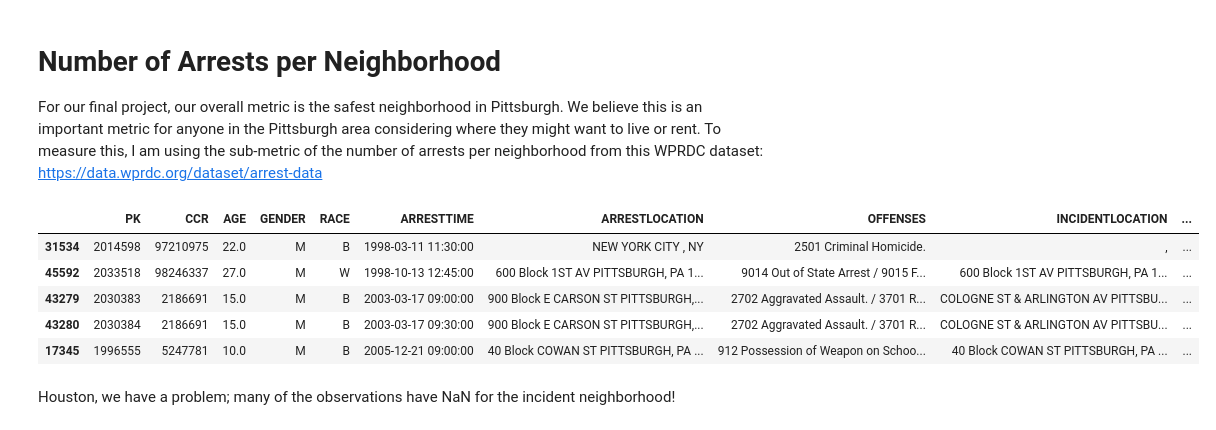
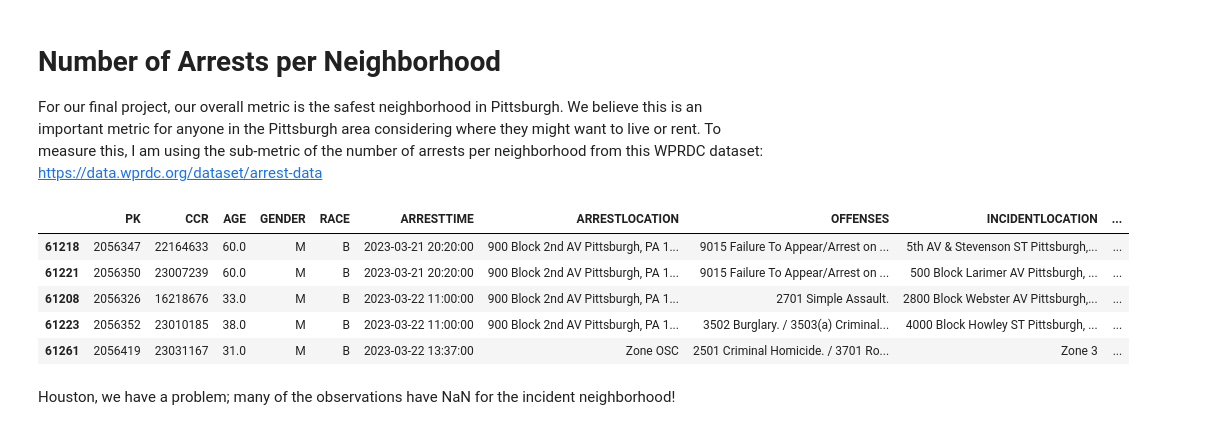
Before and after one commit to vrr11/CMPINF0010-Final-Project, a Jupyter notebook: Vivek.ipynb, the cells around one changed output. Cells and saved outputs as stored; diff of their text form; code cells hidden in the pictures.

```diff
--- a/Vivek.ipynb
+++ b/Vivek.ipynb
@@ -11,14 +11,14 @@ import matplotlib.pyplot as plt
 # %%
 # read in dataset and parse dates as DateTime objects
 arrests = pd.read_csv("police_arrest_data.csv", parse_dates=["ARRESTTIME"])
-arrests.sort_values(by="ARRESTTIME").head(5)
+arrests.sort_values(by="ARRESTTIME").tail(5)
 # %% [output]
 |  | PK | CCR | AGE | GENDER | RACE | ARRESTTIME | ARRESTLOCATION | OFFENSES | INCIDENTLOCATION | ... |
-| 31534 | 2014598 | 97210975 | 22.0 | M | B | 1998-03-11 11:30:00 | NEW YORK CITY , NY | 2501 Criminal Homicide. | , | ... |
-| 45592 | 2033518 | 98246337 | 27.0 | M | W | 1998-10-13 12:45:00 | 600 Block 1ST AV PITTSBURGH, PA 1... | 9014 Out of State Arrest / 9015 F... | 600 Block 1ST AV PITTSBURGH, PA 1... | ... |
-| 43279 | 2030383 | 2186691 | 15.0 | M | B | 2003-03-17 09:00:00 | 900 Block E CARSON ST PITTSBURGH,... | 2702 Aggravated Assault. / 3701 R... | COLOGNE ST & ARLINGTON AV PITTSBU... | ... |
-| 43280 | 2030384 | 2186691 | 15.0 | M | B | 2003-03-17 09:30:00 | 900 Block E CARSON ST PITTSBURGH,... | 2702 Aggravated Assault. / 3701 R... | COLOGNE ST & ARLINGTON AV PITTSBU... | ... |
-| 17345 | 1996555 | 5247781 | 10.0 | M | B | 2005-12-21 09:00:00 | 40 Block COWAN ST PITTSBURGH, PA ... | 912 Possession of Weapon on Schoo... | 40 Block COWAN ST PITTSBURGH, PA ... | ... |
+| 61218 | 2056347 | 22164633 | 60.0 | M | B | 2023-03-21 20:20:00 | 900 Block 2nd AV Pittsburgh, PA 1... | 9015 Failure To Appear/Arrest on ... | 5th AV & Stevenson ST Pittsburgh,... | ... |
+| 61221 | 2056350 | 23007239 | 60.0 | M | B | 2023-03-21 20:20:00 | 900 Block 2nd AV Pittsburgh, PA 1... | 9015 Failure To Appear/Arrest on ... | 500 Block Larimer AV Pittsburgh, ... | ... |
+| 61208 | 2056326 | 16218676 | 33.0 | M | B | 2023-03-22 11:00:00 | 900 Block 2nd AV Pittsburgh, PA 1... | 2701 Simple Assault. | 2800 Block Webster AV Pittsburgh,... | ... |
+| 61223 | 2056352 | 23010185 | 38.0 | M | B | 2023-03-22 11:00:00 | 900 Block 2nd AV Pittsburgh, PA 1... | 3502 Burglary. / 3503(a) Criminal... | 4000 Block Howley ST Pittsburgh, ... | ... |
+| 61261 | 2056419 | 23031167 | 31.0 | M | B | 2023-03-22 13:37:00 | Zone OSC | 2501 Criminal Homicide. / 3701 Ro... | Zone 3 | ... |
 # %% [markdown]
 Houston, we have a problem; many of the observations have NaN for the incident neighborhood!
 # %%
```
Also changed, not shown: parts of 2 cells of this notebook, 2 other files.
